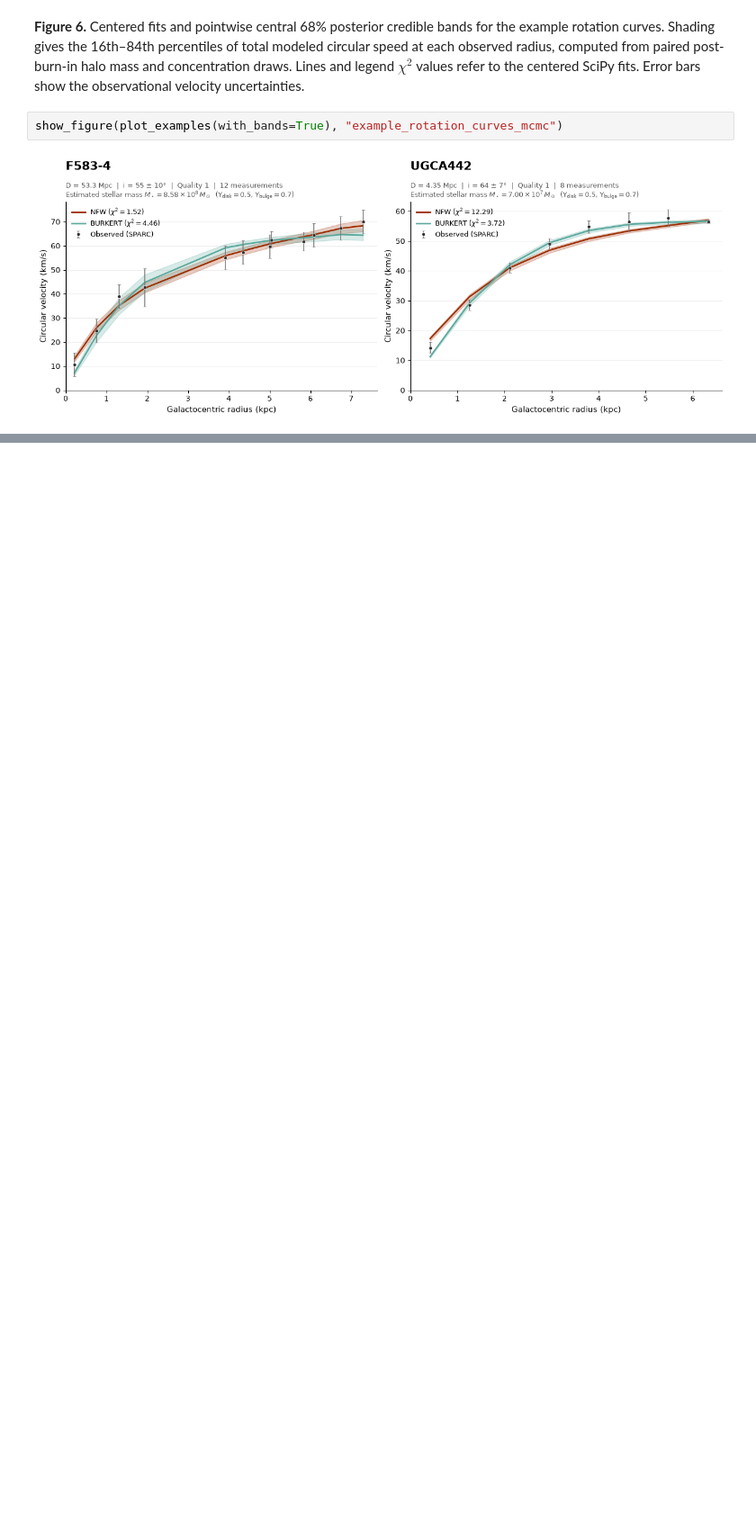
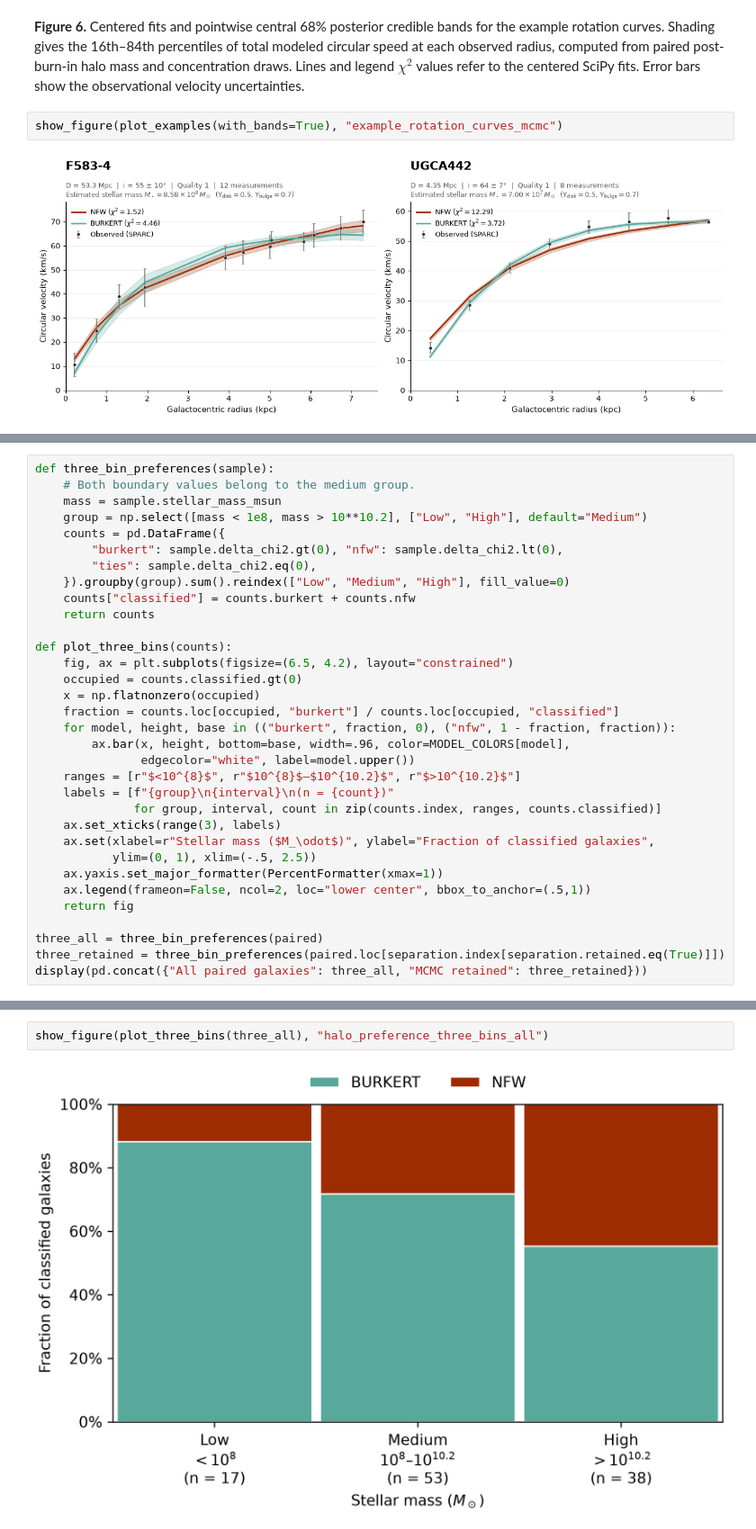
Before and after one commit to trishatalp/phys_474_halos, a Jupyter notebook: notebooks/7_report_figures.ipynb, the cells around one changed output, grey strips where cells are left out. Shown at 90% size. Saved outputs shown, nothing was run; the diff lists cells and outputs as text; blank space fills up the shorter version.

```diff
--- a/notebooks/7_report_figures.ipynb
+++ b/notebooks/7_report_figures.ipynb
@@ -396,0 +567,33 @@ show_figure(plot_examples(with_bands=True), "example_rotation_curves_mcmc")
+# %%
+def three_bin_preferences(sample):
+    # Both boundary values belong to the medium group.
+    mass = sample.stellar_mass_msun
+    group = np.select([mass < 1e8, mass > 10**10.2], ["Low", "High"], default="Medium")
+    counts = pd.DataFrame({
+        "burkert": sample.delta_chi2.gt(0), "nfw": sample.delta_chi2.lt(0),
+        "ties": sample.delta_chi2.eq(0),
+    }).groupby(group).sum().reindex(["Low", "Medium", "High"], fill_value=0)
+    counts["classified"] = counts.burkert + counts.nfw
+    return counts
+
+def plot_three_bins(counts):
+    fig, ax = plt.subplots(figsize=(6.5, 4.2), layout="constrained")
+    occupied = counts.classified.gt(0)
+    x = np.flatnonzero(occupied)
+    fraction = counts.loc[occupied, "burkert"] / counts.loc[occupied, "classified"]
+    for model, height, base in (("burkert", fraction, 0), ("nfw", 1 - fraction, fraction)):
+        ax.bar(x, height, bottom=base, width=.96, color=MODEL_COLORS[model],
+               edgecolor="white", label=model.upper())
+    ranges = [r"$<10^{8}$", r"$10^{8}$–$10^{10.2}$", r"$>10^{10.2}$"]
+    labels = [f"{group}\n{interval}\n(n = {count})"
+              for group, interval, count in zip(counts.index, ranges, counts.classified)]
+    ax.set_xticks(range(3), labels)
+    ax.set(xlabel=r"Stellar mass ($M_\odot$)", ylabel="Fraction of classified galaxies",
+           ylim=(0, 1), xlim=(-.5, 2.5))
+    ax.yaxis.set_major_formatter(PercentFormatter(xmax=1))
+    ax.legend(frameon=False, ncol=2, loc="lower center", bbox_to_anchor=(.5,1))
+    return fig
+
+three_all = three_bin_preferences(paired)
+three_retained = three_bin_preferences(paired.loc[separation.index[separation.retained.eq(True)]])
+display(pd.concat({"All paired galaxies": three_all, "MCMC retained": three_retained}))
@@ -396,0 +610,4 @@ show_figure(plot_examples(with_bands=True), "example_rotation_curves_mcmc")
+# %%
+show_figure(plot_three_bins(three_all), "halo_preference_three_bins_all")
+# %% [output]
+[figure, added]
```
Also changed, not shown: parts of 10 cells of this notebook, 15 other files.
